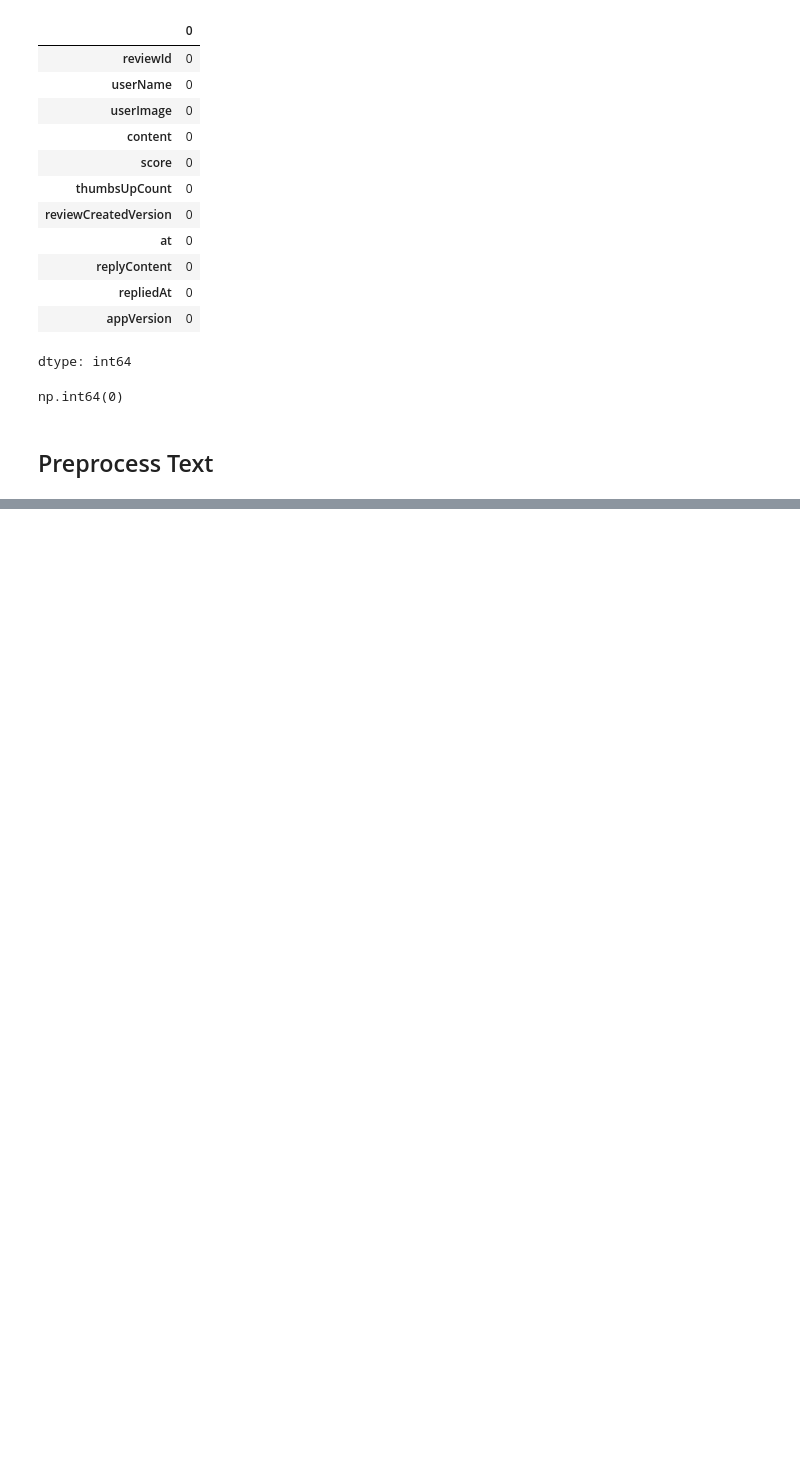
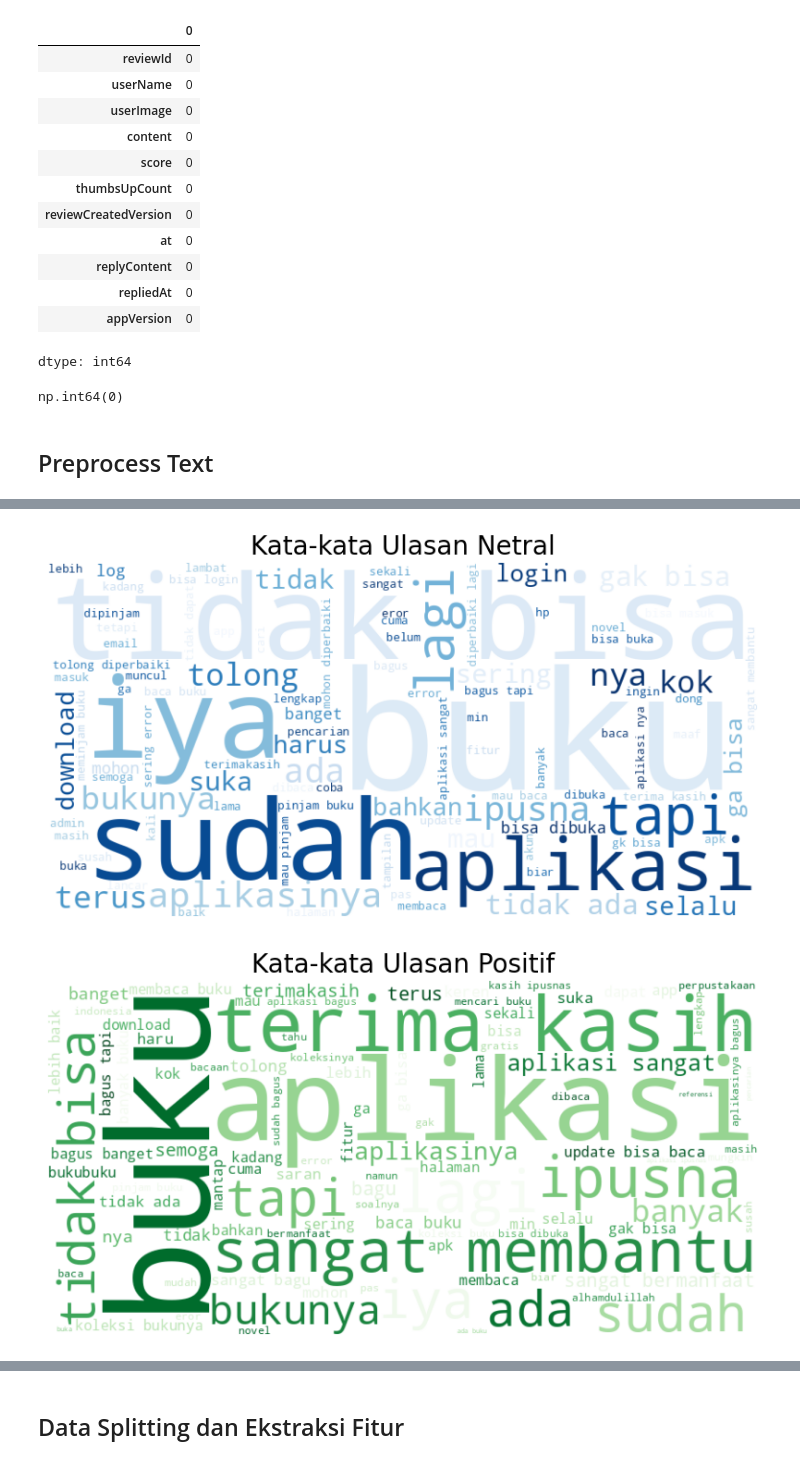
Before and after one commit to Dhlih/Submission-Dicoding-Analisis-Sentimen, a Jupyter notebook: Pelatihan_Model.ipynb, the cells around one changed output, grey strips where cells are left out. Drawn from its saved outputs; the diff is of its cells as text; code cells hidden in the pictures; blank space fills up the shorter version.

```diff
--- a/Pelatihan_Model.ipynb
+++ b/Pelatihan_Model.ipynb
@@ -216,0 +237,42 @@ clean_df.head()
+# %%
+import pandas as pd
+import matplotlib.pyplot as plt
+from wordcloud import WordCloud
+
+# 1. Pisahkan data berdasarkan polaritas
+data_negatif = clean_df[clean_df['polarity_encoded'] == 0]['text_akhir']
+data_netral = clean_df[clean_df['polarity_encoded'] == 1]['text_akhir']
+data_positif = clean_df[clean_df['polarity_encoded'] == 2]['text_akhir']
+
+# 2. Gabungkan semua baris teks menjadi satu string panjang
+teks_negatif = " ".join(review for review in data_negatif)
+teks_netral = " ".join(review for review in data_netral)
+teks_positif = " ".join(review for review in data_positif)
+
+# 3. Fungsi untuk membuat Word Cloud
+def buat_wordcloud(teks, judul, warna_peta):
+    wc = WordCloud(
+        width=800,
+        height=400,
+        background_color='white',
+        colormap=warna_peta, # 'Greens' untuk positif, 'Reds' untuk negatif
+        max_words=100
+    ).generate(teks)
+
+    plt.figure(figsize=(10, 5))
+    plt.imshow(wc, interpolation='bilinear')
+    plt.title(judul, fontsize=20)
+    plt.axis('off')
+
+    plt.show()
+
+buat_wordcloud(teks_netral, "Kata-kata Ulasan Netral", "Blues")
+
+# 4. Tampilkan Word Cloud Positif
+buat_wordcloud(teks_positif, "Kata-kata Ulasan Positif", "Greens")
+
+# 5. Tampilkan Word Cloud Negatif
+buat_wordcloud(teks_negatif, "Kata-kata Ulasan Negatif", "Reds")
+# %% [output]
+[figure, added]
+[figure, added]
@@ -216,0 +280,2 @@ clean_df.head()
+# %% [markdown]
+## Data Splitting dan Ekstraksi Fitur
```
Also changed, not shown: parts of 14 cells of this notebook.
